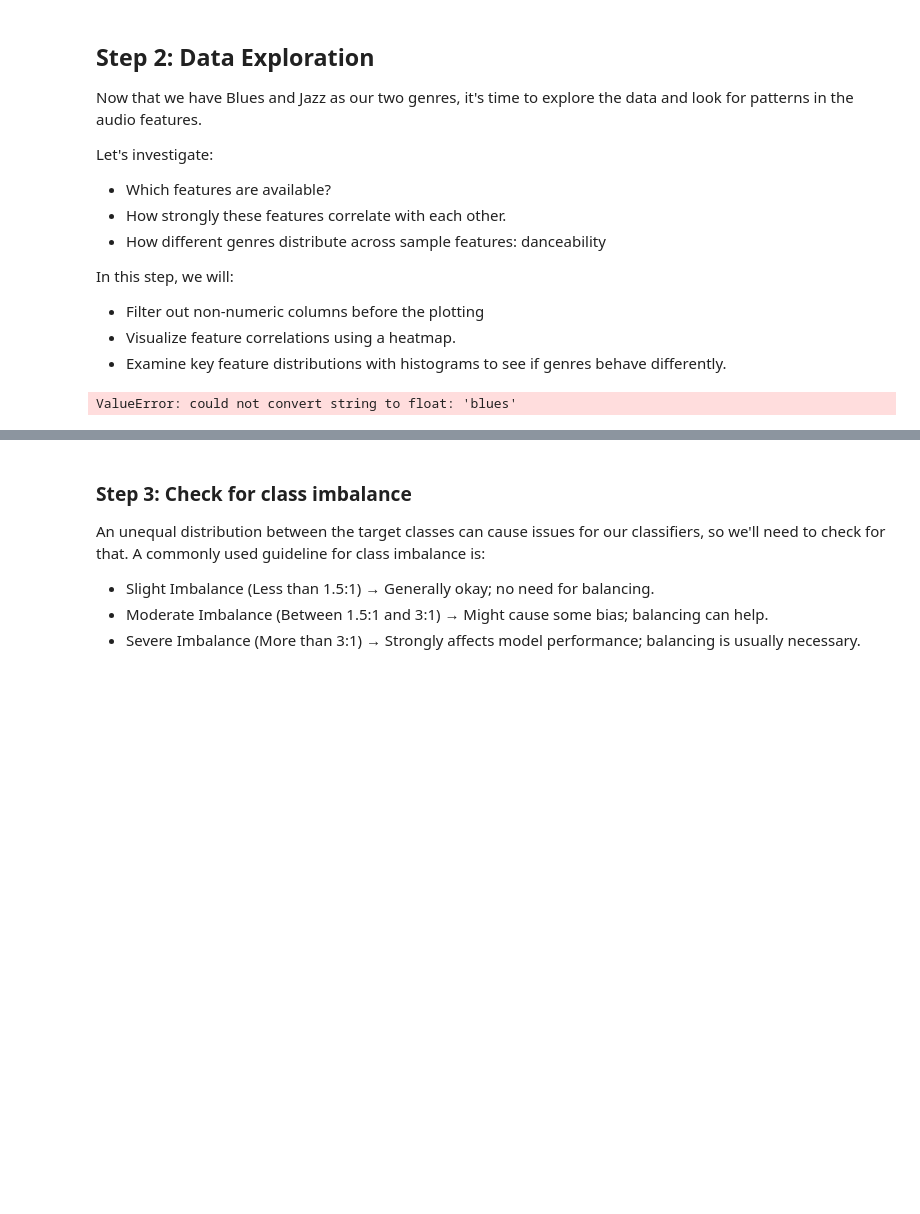
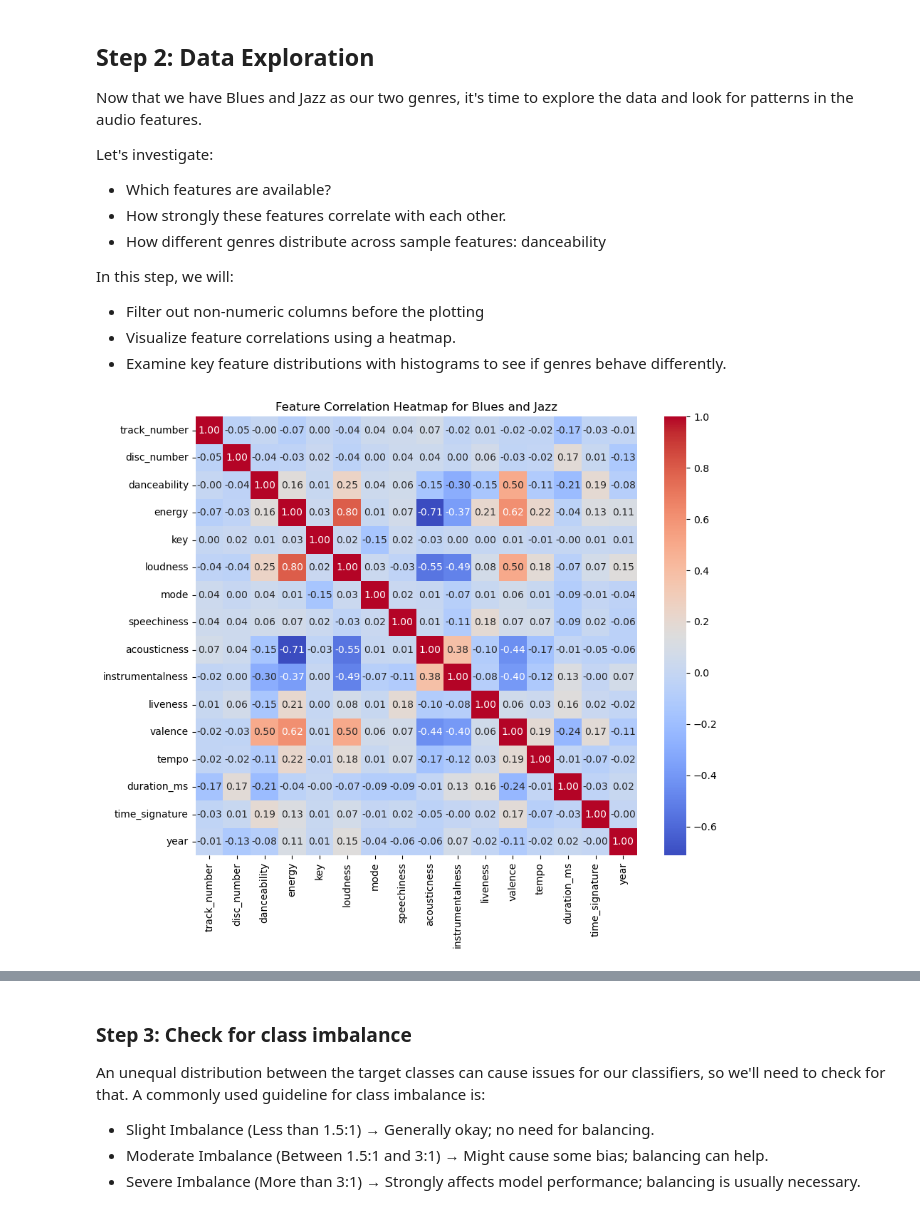
Before and after one commit to evajnewby/EDS232-labs, a Jupyter notebook: Week4/lab4-spotify.ipynb, the cells around one changed output, grey strips where cells are left out. Saved outputs shown, nothing was run; the diff lists cells and outputs as text; code cells hidden in the pictures; blank space fills up the shorter version.

```diff
--- a/Week4/lab4-spotify.ipynb
+++ b/Week4/lab4-spotify.ipynb
@@ -97,18 +97,33 @@ In this step, we will:
 - Filter out non-numeric columns before the plotting
 - Visualize feature correlations using a heatmap.
 - Examine key feature distributions with histograms to see if genres behave differently.
+# %%
+# Exclude non-numeric columns but keep 'genre' separately
+numeric_features = combined_data.select_dtypes(include=[int, float]).copy()
+numeric_features['genre'] = combined_data['genre']
+
+# Compute correlation matrix without 'genre'
+corr_matrix = numeric_features.drop(columns=['genre']).corr()
+
+# Correlation heatmap
+plt.figure(figsize=(10, 8))
+sns.heatmap(corr_matrix, annot=True, cmap='coolwarm', fmt='.2f')
+plt.title("Feature Correlation Heatmap for Blues and Jazz")
+plt.show()
+# %% [output]
+[figure, added]
 # %%
 # Exclude non-numeric columns but keep 'genre' for grouping
-numeric_features = combined_data.select_dtypes(include = [int, float]).copy()
-numeric_features.loc[:,'genre'] = combined_data['genre']
+# numeric_features = combined_data.select_dtypes(include = [int, float]).copy()
+# numeric_features.loc[:,'genre'] = combined_data['genre']
 
 # Calculate correlation matrix
-corr_matrix = numeric_features.corr()
+# corr_matrix = numeric_features.corr()
 
 # Correlation heatmap
-plt.figure(figsize = (10,8))
-sns.heatmap(corr_matrix, annot = True, cmap = 'coolwarm', fmt = '.2f')
+# plt.figure(figsize = (10,8))
+# sns.heatmap(corr_matrix, annot = True, cmap = 'coolwarm', fmt = '.2f')
+# plt.title("Feature Correlation Heatmap for Blues and Jazz")
+# plt.show()
-# %% [output]
-ValueError: could not convert string to float: 'blues'
 # %%
 # Histogram of danceability
```
Also changed, not shown: parts of 8 cells of this notebook, 2 other files.
